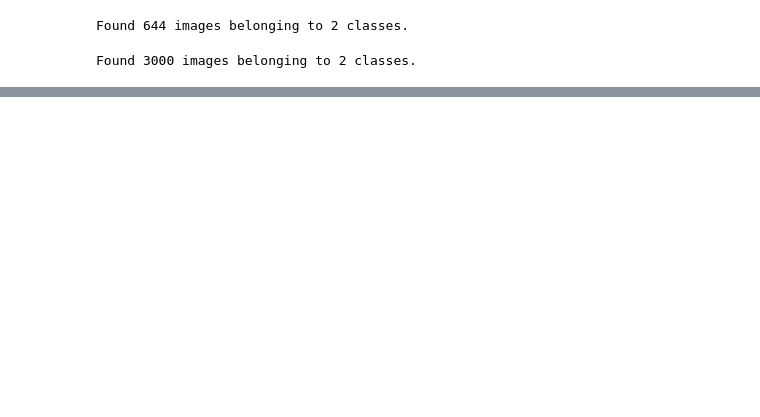
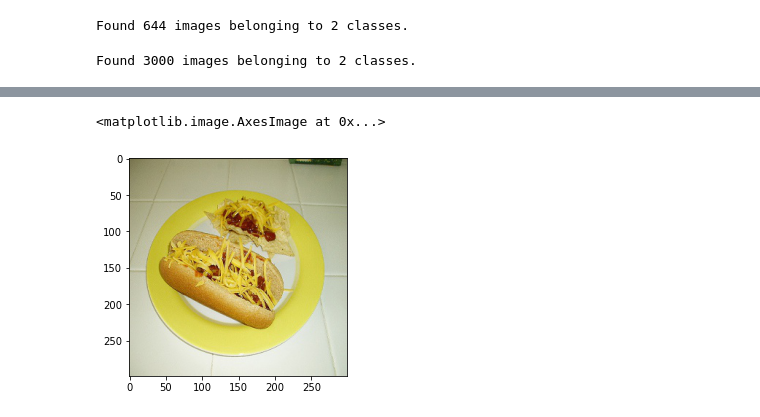
Before and after one commit to lmarett8/nn_hackathon, a Jupyter notebook: 01_get_data.ipynb, the cells around one changed output, grey strips where cells are left out. Drawn from its saved outputs; the diff is of its cells as text; code cells hidden in the pictures; blank space fills up the shorter version.

```diff
--- a/01_get_data.ipynb
+++ b/01_get_data.ipynb
@@ -113,8 +115,8 @@ train_datagen = ImageDataGenerator(rescale=1. / 255)
 itr = train_datagen.flow_from_directory(
 train_path,
 target_size=(299, 299),
-batch_size=1481,
-class_mode='categorical',classes=["hotdog","nothotdog"])
+batch_size=3000,
+class_mode='categorical')
 
 X_train, y_train = itr.next()
 # %% [output]
@@ -121,0 +138,5 @@ Found 3000 images belonging to 2 classes.
+# %%
+plt.imshow(X_train[0])
+# %% [output]
+<matplotlib.image.AxesImage at 0x...>
+[figure, added]
```
Also changed, not shown: parts of 12 cells of this notebook.
